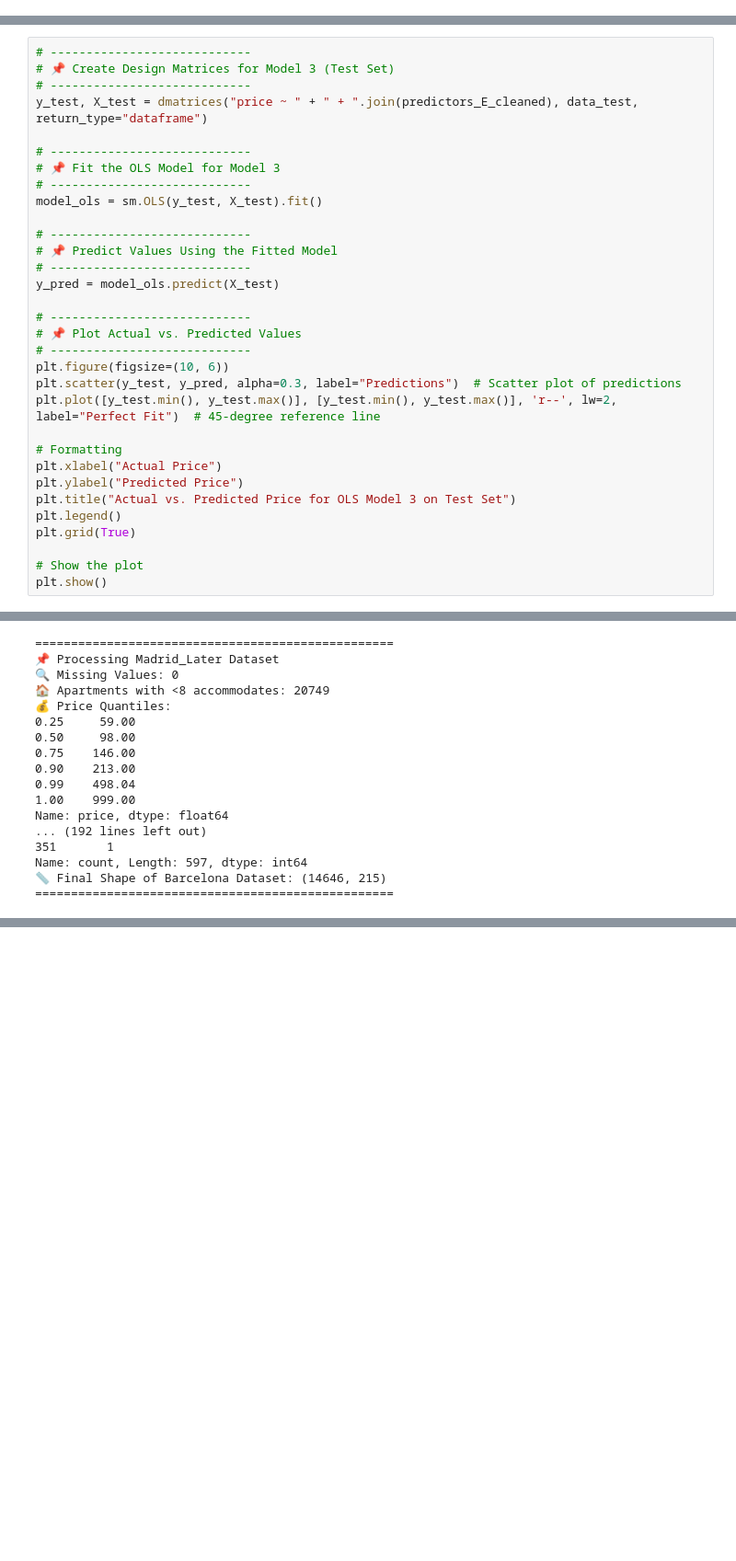
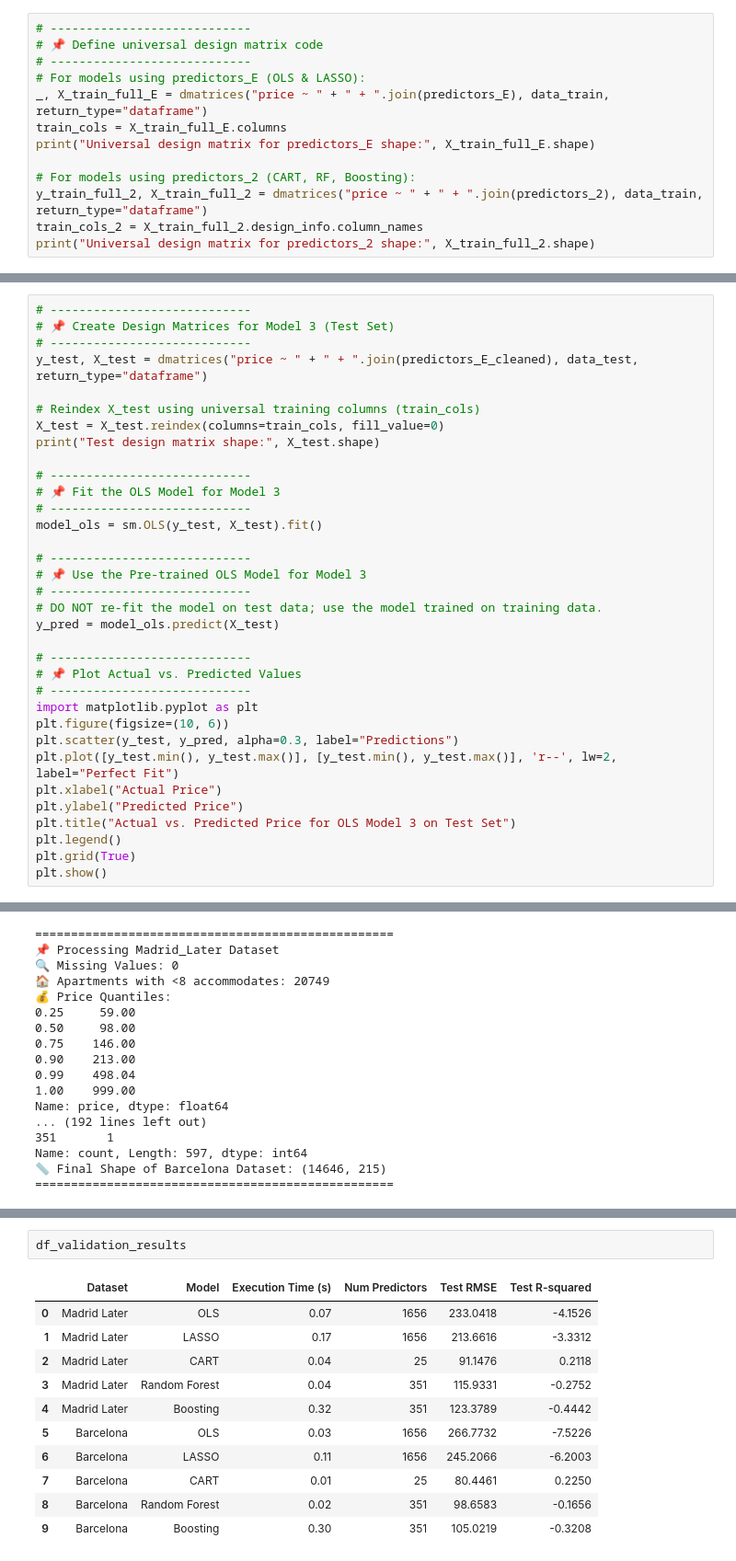
Before and after one commit to ghadena/DA3, a Jupyter notebook: assignment_1/asssignment.ipynb, the cells around one changed output, grey strips where cells are left out. Shown at 92% size. Saved outputs shown, nothing was run; the diff lists cells and outputs as text; blank space fills up the shorter version.

```diff
--- a/assignment_1/asssignment.ipynb
+++ b/assignment_1/asssignment.ipynb
@@ -354,0 +298,13 @@ results_list = []
+# %%
+# ----------------------------
+# 📌 Define universal design matrix code
+# ----------------------------
+# For models using predictors_E (OLS & LASSO):
+_, X_train_full_E = dmatrices("price ~ " + " + ".join(predictors_E), data_train, return_type="dataframe")
+train_cols = X_train_full_E.columns
+print("Universal design matrix for predictors_E shape:", X_train_full_E.shape)
+
+# For models using predictors_2 (CART, RF, Boosting):
+y_train_full_2, X_train_full_2 = dmatrices("price ~ " + " + ".join(predictors_2), data_train, return_type="dataframe")
+train_cols_2 = X_train_full_2.design_info.column_names
+print("Universal design matrix for predictors_2 shape:", X_train_full_2.shape)
@@ -445,6 +421,10 @@ OLS models added to results_list.
 # 📌 Create Design Matrices for Model 3 (Test Set)
 # ----------------------------
 y_test, X_test = dmatrices("price ~ " + " + ".join(predictors_E_cleaned), data_test, return_type="dataframe")
+
+# Reindex X_test using universal training columns (train_cols)
+X_test = X_test.reindex(columns=train_cols, fill_value=0)
+print("Test design matrix shape:", X_test.shape)
 
 # ----------------------------
 # 📌 Fit the OLS Model for Model 3
@@ -452,24 +432,22 @@ y_test, X_test = dmatrices("price ~ " + " + ".join(predictors_E_cleaned), data_t
 model_ols = sm.OLS(y_test, X_test).fit()
 
 # ----------------------------
-# 📌 Predict Values Using the Fitted Model
+# 📌 Use the Pre-trained OLS Model for Model 3
 # ----------------------------
+# DO NOT re-fit the model on test data; use the model trained on training data.
 y_pred = model_ols.predict(X_test)
 
 # ----------------------------
 # 📌 Plot Actual vs. Predicted Values
 # ----------------------------
+import matplotlib.pyplot as plt
 plt.figure(figsize=(10, 6))
-plt.scatter(y_test, y_pred, alpha=0.3, label="Predictions")  # Scatter plot of predictions
-plt.plot([y_test.min(), y_test.max()], [y_test.min(), y_test.max()], 'r--', lw=2, label="Perfect Fit")  # 45-degree reference line
-
-# Formatting
+plt.scatter(y_test, y_pred, alpha=0.3, label="Predictions")
+plt.plot([y_test.min(), y_test.max()], [y_test.min(), y_test.max()], 'r--', lw=2, label="Perfect Fit")
 plt.xlabel("Actual Price")
 plt.ylabel("Predicted Price")
 plt.title("Actual vs. Predicted Price for OLS Model 3 on Test Set")
 plt.legend()
 plt.grid(True)
-
-# Show the plot
 plt.show()
 # %% [output]
@@ -1686,0 +2125,14 @@ PatsyError: Error evaluating factor: NameError: name 'd_monday_to_tuesday_includ
+# %%
+df_validation_results
+# %% [output]
+|  | Dataset | Model | Execution Time (s) | Num Predictors | Test RMSE | Test R-squared |
+| 0 | Madrid Later | OLS | 0.07 | 1656 | 233.0418 | -4.1526 |
+| 1 | Madrid Later | LASSO | 0.17 | 1656 | 213.6616 | -3.3312 |
+| 2 | Madrid Later | CART | 0.04 | 25 | 91.1476 | 0.2118 |
+| 3 | Madrid Later | Random Forest | 0.04 | 351 | 115.9331 | -0.2752 |
+| 4 | Madrid Later | Boosting | 0.32 | 351 | 123.3789 | -0.4442 |
+| 5 | Barcelona | OLS | 0.03 | 1656 | 266.7732 | -7.5226 |
+| 6 | Barcelona | LASSO | 0.11 | 1656 | 245.2066 | -6.2003 |
+| 7 | Barcelona | CART | 0.01 | 25 | 80.4461 | 0.2250 |
+| 8 | Barcelona | Random Forest | 0.02 | 351 | 98.6583 | -0.1656 |
+| 9 | Barcelona | Boosting | 0.30 | 351 | 105.0219 | -0.3208 |
```
Also changed, not shown: parts of 28 cells of this notebook.
